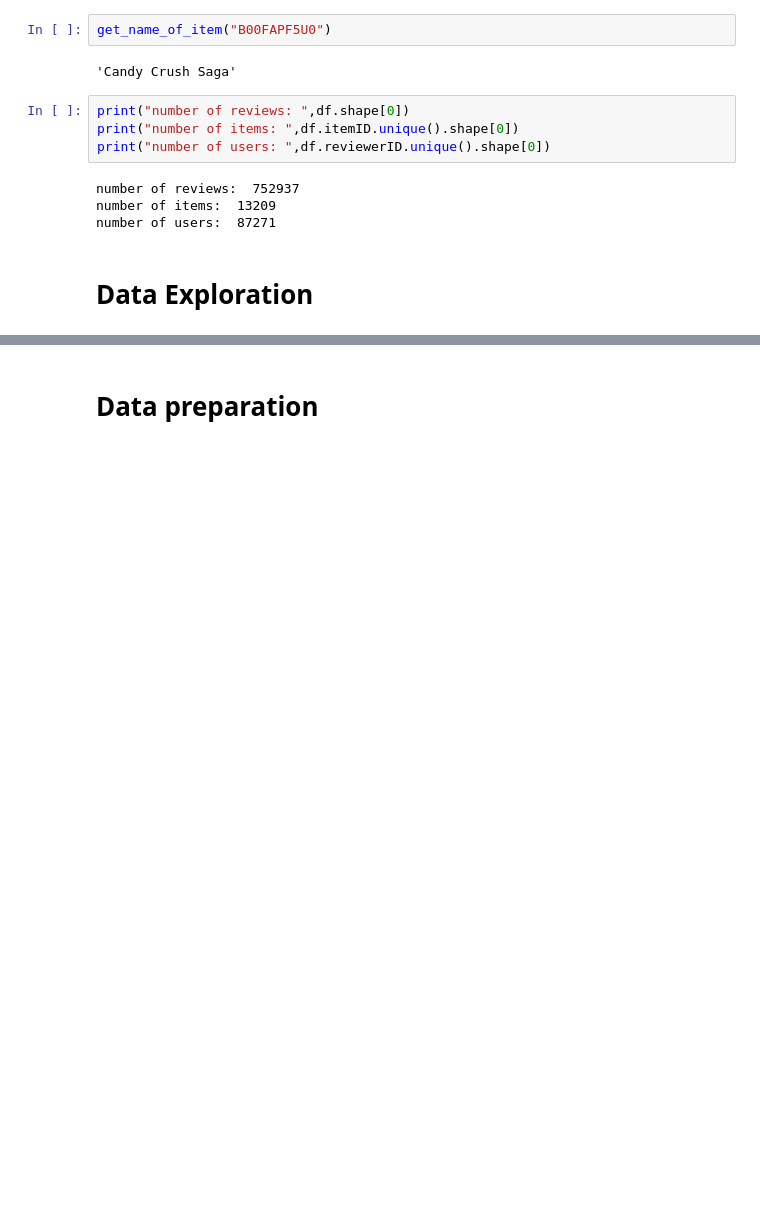
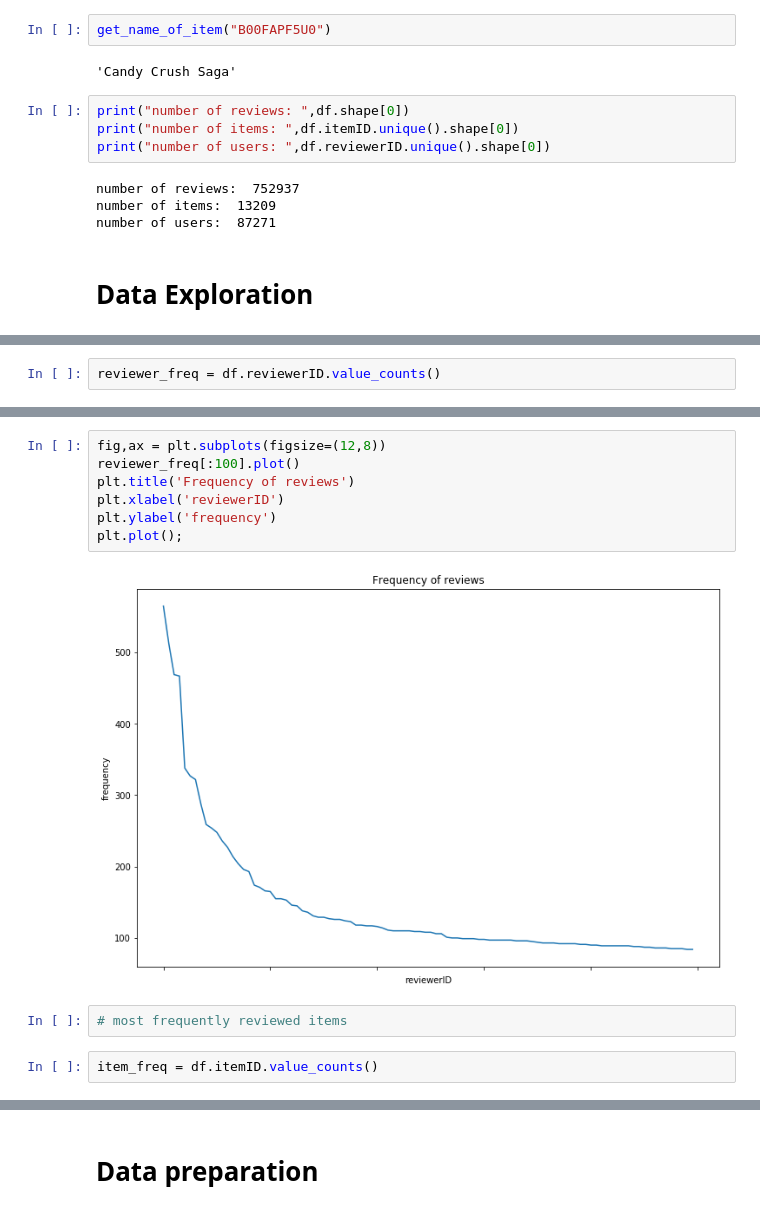
Before and after one commit to saikatkumardey/recommendation-systems-workshop, a Jupyter notebook: workshop.ipynb, the cells around one changed output, grey strips where cells are left out. Drawn from its saved outputs; the diff is of its cells as text; blank space fills up the shorter version.

```diff
--- a/workshop.ipynb
+++ b/workshop.ipynb
@@ -164,0 +169,2 @@ number of users:  87271
+# %%
+reviewer_freq = df.reviewerID.value_counts()
@@ -164,0 +180,13 @@ number of users:  87271
+# %%
+fig,ax = plt.subplots(figsize=(12,8))
+reviewer_freq[:100].plot()
+plt.title('Frequency of reviews')
+plt.xlabel('reviewerID')
+plt.ylabel('frequency')
+plt.plot();
+# %% [output]
+[figure, added]
+# %%
+# most frequently reviewed items
+# %%
+item_freq = df.itemID.value_counts()
```
Also changed, not shown: parts of 62 cells of this notebook.
